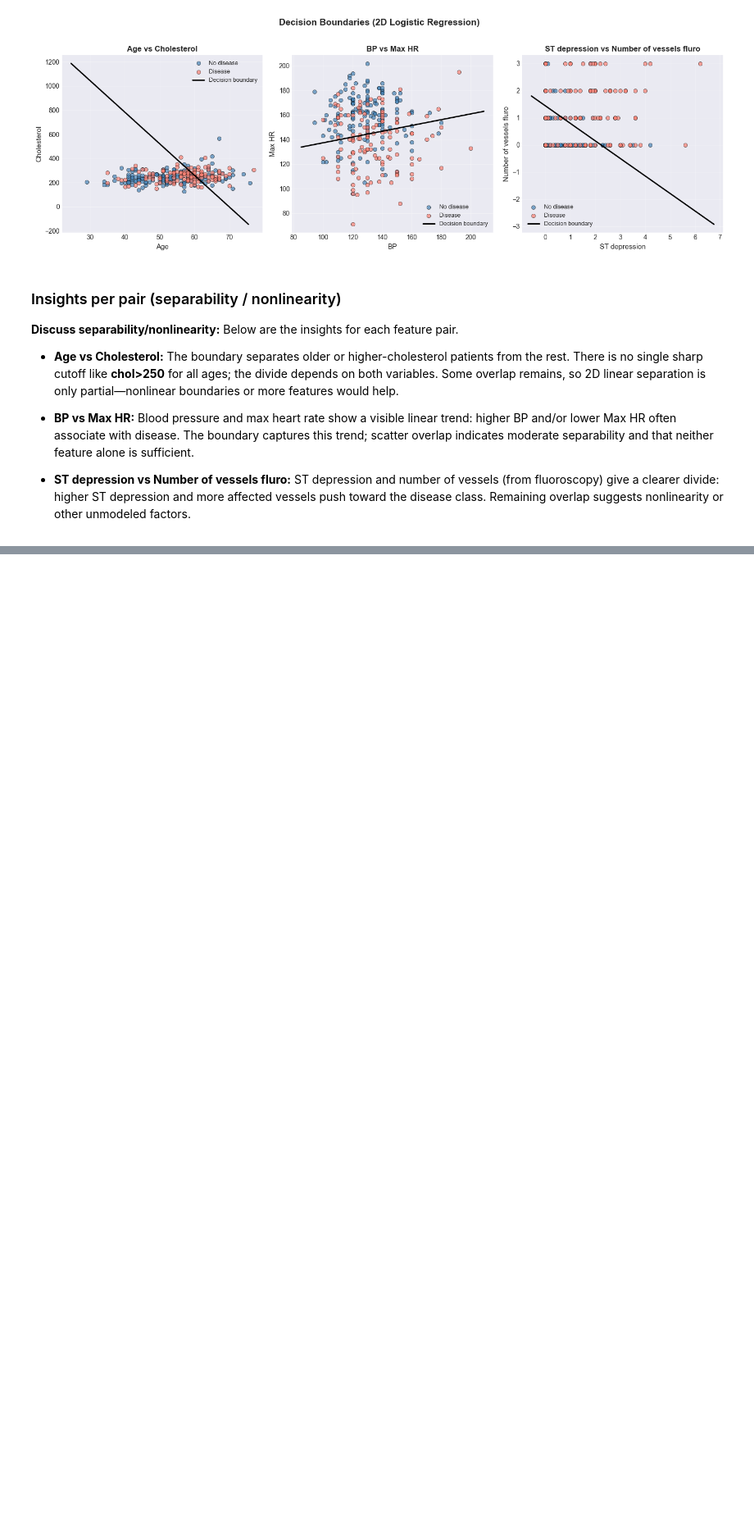
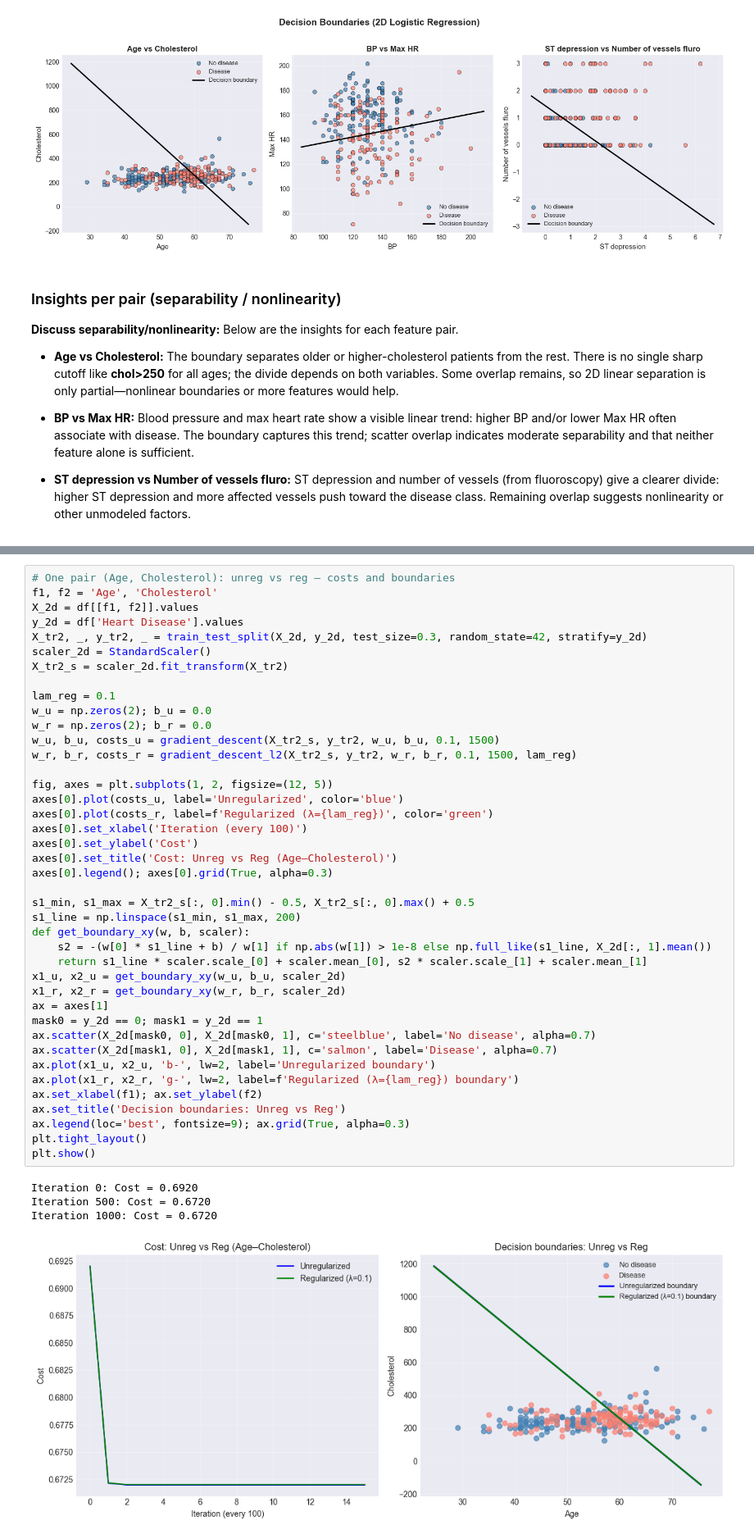
Before and after one commit to Josuehmz/Laboratorio-2-AREP, a Jupyter notebook: Heart_Disease_Prediction.ipynb, the cells around one changed output, grey strips where cells are left out. Shown at 82% size. Cells and saved outputs as stored; diff of their text form; blank space fills up the shorter version.

```diff
--- a/Heart_Disease_Prediction.ipynb
+++ b/Heart_Disease_Prediction.ipynb
@@ -668,0 +735,46 @@ Iteration 1000: Cost = 0.5145
+# %%
+# One pair (Age, Cholesterol): unreg vs reg — costs and boundaries
+f1, f2 = 'Age', 'Cholesterol'
+X_2d = df[[f1, f2]].values
+y_2d = df['Heart Disease'].values
+X_tr2, _, y_tr2, _ = train_test_split(X_2d, y_2d, test_size=0.3, random_state=42, stratify=y_2d)
+scaler_2d = StandardScaler()
+X_tr2_s = scaler_2d.fit_transform(X_tr2)
+
+lam_reg = 0.1
+w_u = np.zeros(2); b_u = 0.0
+w_r = np.zeros(2); b_r = 0.0
+w_u, b_u, costs_u = gradient_descent(X_tr2_s, y_tr2, w_u, b_u, 0.1, 1500)
+w_r, b_r, costs_r = gradient_descent_l2(X_tr2_s, y_tr2, w_r, b_r, 0.1, 1500, lam_reg)
+
+fig, axes = plt.subplots(1, 2, figsize=(12, 5))
+axes[0].plot(costs_u, label='Unregularized', color='blue')
+axes[0].plot(costs_r, label=f'Regularized (λ={lam_reg})', color='green')
+axes[0].set_xlabel('Iteration (every 100)')
+axes[0].set_ylabel('Cost')
+axes[0].set_title('Cost: Unreg vs Reg (Age–Cholesterol)')
+axes[0].legend(); axes[0].grid(True, alpha=0.3)
+
+s1_min, s1_max = X_tr2_s[:, 0].min() - 0.5, X_tr2_s[:, 0].max() + 0.5
+s1_line = np.linspace(s1_min, s1_max, 200)
+def get_boundary_xy(w, b, scaler):
+    s2 = -(w[0] * s1_line + b) / w[1] if np.abs(w[1]) > 1e-8 else np.full_like(s1_line, X_2d[:, 1].mean())
+    return s1_line * scaler.scale_[0] + scaler.mean_[0], s2 * scaler.scale_[1] + scaler.mean_[1]
+x1_u, x2_u = get_boundary_xy(w_u, b_u, scaler_2d)
+x1_r, x2_r = get_boundary_xy(w_r, b_r, scaler_2d)
+ax = axes[1]
+mask0 = y_2d == 0; mask1 = y_2d == 1
+ax.scatter(X_2d[mask0, 0], X_2d[mask0, 1], c='steelblue', label='No disease', alpha=0.7)
+ax.scatter(X_2d[mask1, 0], X_2d[mask1, 1], c='salmon', label='Disease', alpha=0.7)
+ax.plot(x1_u, x2_u, 'b-', lw=2, label='Unregularized boundary')
+ax.plot(x1_r, x2_r, 'g-', lw=2, label=f'Regularized (λ={lam_reg}) boundary')
+ax.set_xlabel(f1); ax.set_ylabel(f2)
+ax.set_title('Decision boundaries: Unreg vs Reg')
+ax.legend(loc='best', fontsize=9); ax.grid(True, alpha=0.3)
+plt.tight_layout()
+plt.show()
+# %% [output]
+Iteration 0: Cost = 0.6920
+Iteration 500: Cost = 0.6720
+Iteration 1000: Cost = 0.6720
+[figure, added]
```
Also changed, not shown: parts of 5 cells of this notebook, 1 other file.
